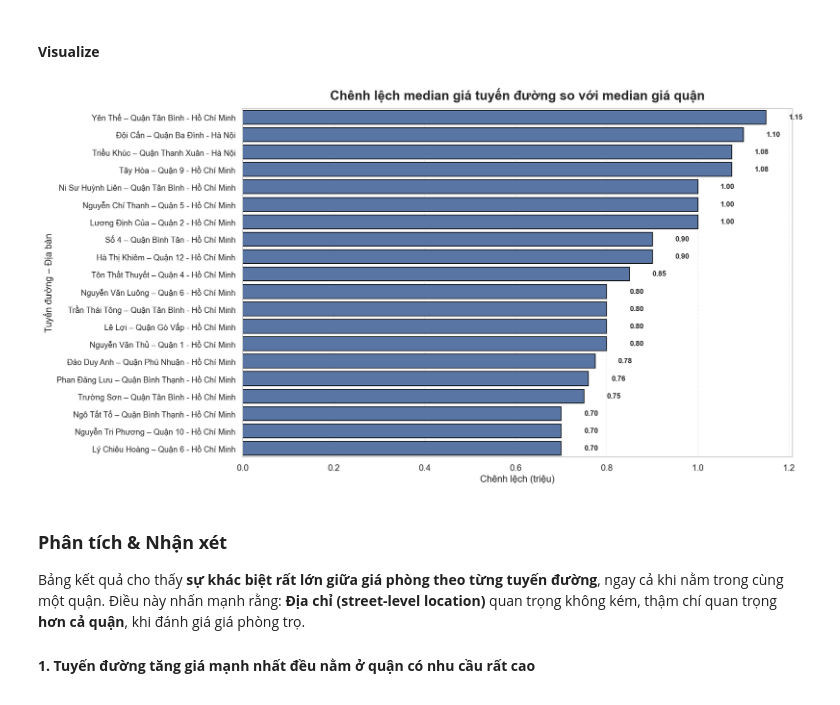
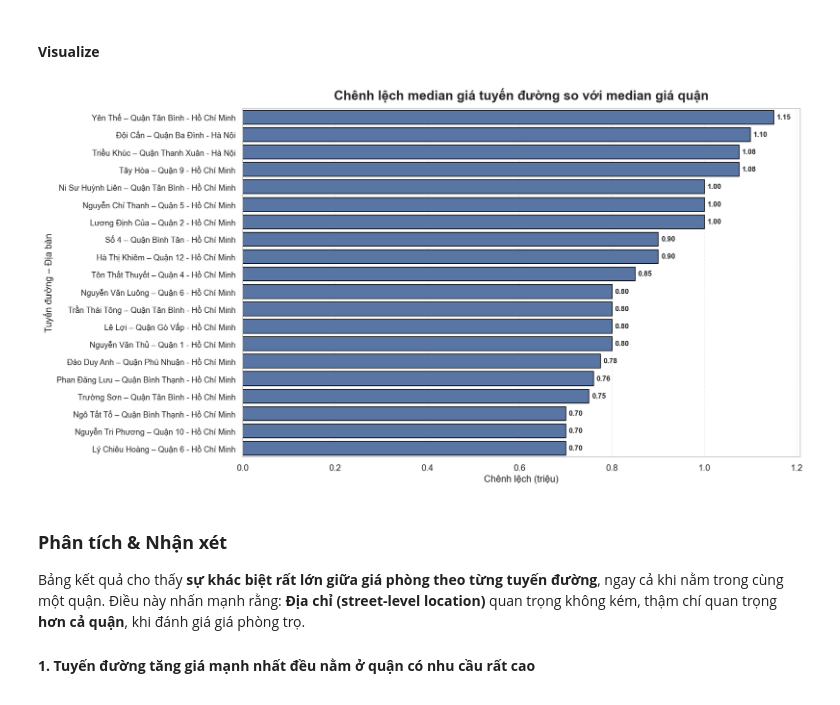
Before and after one commit to HungHiHung10/Intro2DS, a Jupyter notebook: notebooks/relationships_correlations.ipynb, the cells around one changed output. Drawn from its saved outputs; the diff is of its cells as text; code cells hidden in the pictures.

```diff
--- a/notebooks/relationships_correlations.ipynb
+++ b/notebooks/relationships_correlations.ipynb
@@ -1196,45 +1140,15 @@ display(top_delta[cols_to_show].round(2))
 # %% [markdown]
 #### **Visualize**
 # %%
-# Tạo label gộp: "street_name – address"
-top_delta["label"] = top_delta["street_name"] + " – " + top_delta["address"]
-
-plt.figure(figsize=(15, 8))
-ax = sns.barplot(
-    data=top_delta,
-    x="delta_vs_district",
-    y="label",
-    color="#4C72B0",
-    edgecolor="black"
+plot_street_delta_vs_district(
+    top_delta=top_delta,
+    district_col="address",
+    street_col="street_name",
+    delta_col="delta_vs_district",
+    top_n=20
 )
-
-plt.title("Chênh lệch median giá tuyến đường so với median giá quận",
-          fontsize=18, weight="bold", pad=12)
-
-plt.xlabel("Chênh lệch (triệu)", fontsize=13)
-plt.ylabel("Tuyến đường – Địa bàn", fontsize=13)
-
-plt.grid(axis='x', linestyle="--", alpha=0.35)
-
-# Ghi số lên thanh (format đẹp)
-for i, bar in enumerate(ax.patches):
-    width = bar.get_width()
-    ax.text(
-        width + 0.05,
-        bar.get_y() + bar.get_height()/2,
-        f"{width:,.2f}",   # format có dấu phẩy
-        ha="left",
-        va="center",
-        fontsize=10,
-        weight="bold"
-    )
-
-ax.set_yticklabels(ax.get_yticklabels(), fontsize=11)
-
-plt.tight_layout()
-plt.show()
 # %% [output]
-[figure, old version]
+[figure, new version]
 # %% [markdown]
 ### **Phân tích & Nhận xét**
 
```
Also changed, not shown: parts of 5 cells of this notebook, 2 other files.
